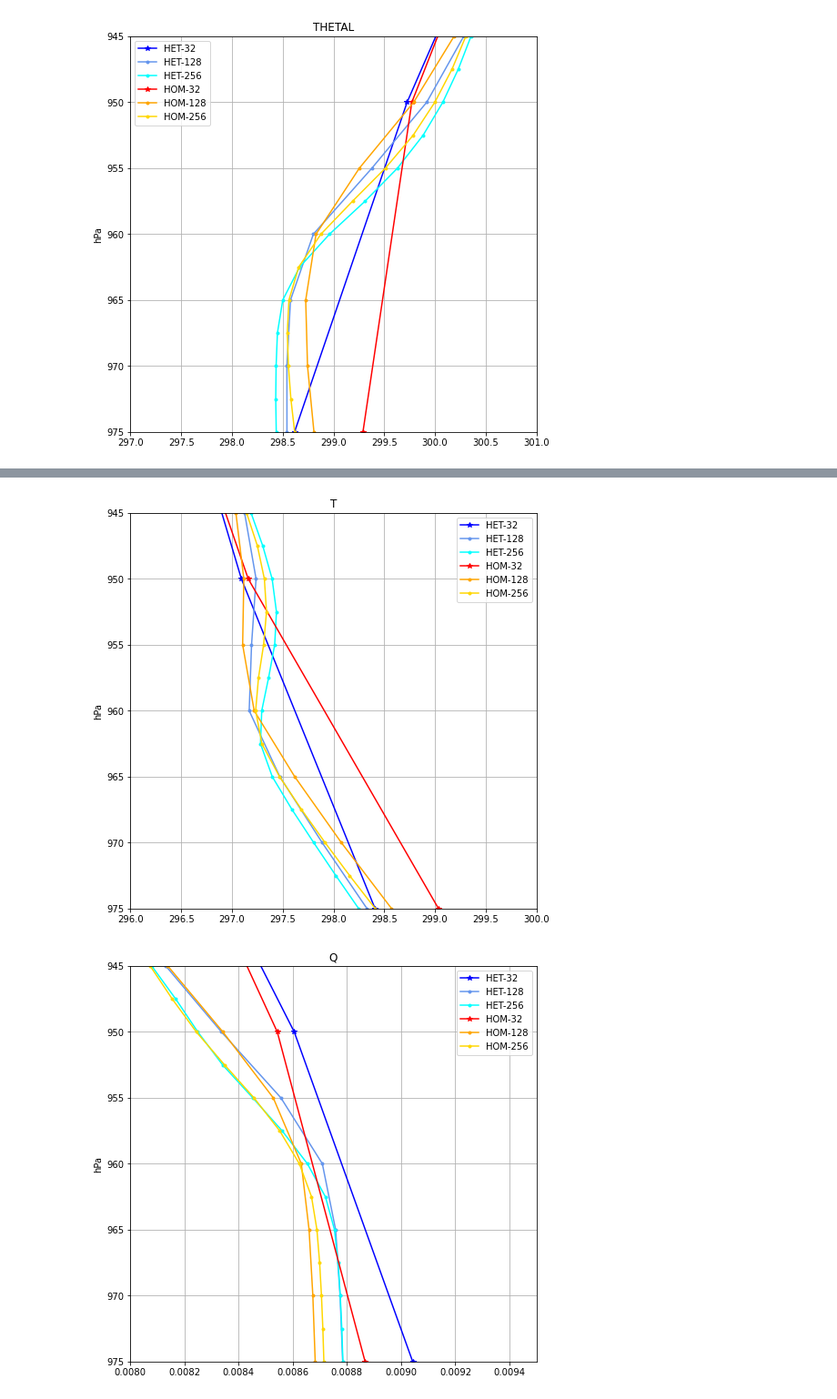
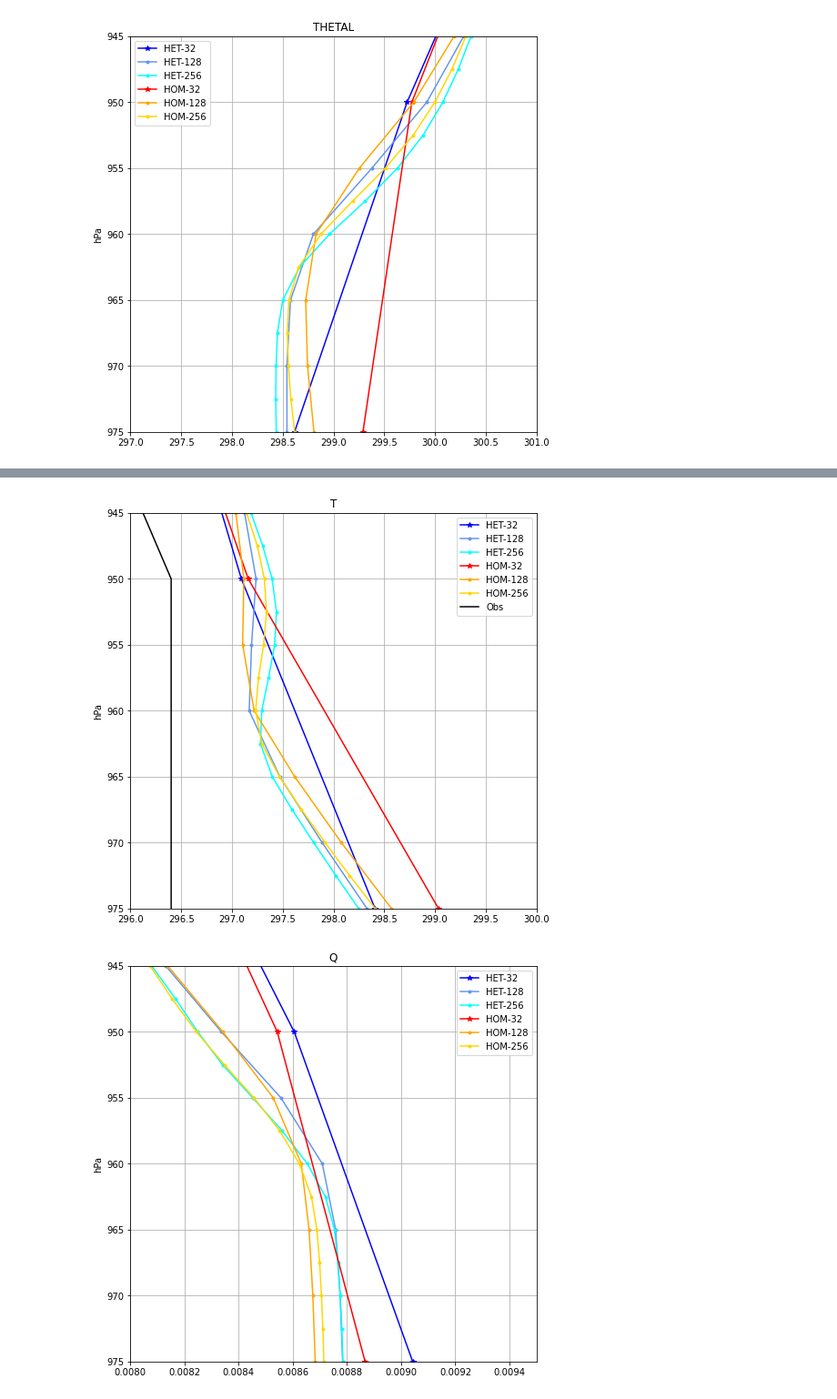
Before and after one commit to megandevlan/CLASP-CESM2_analysis, a Jupyter notebook: SCAM_timeseries.ipynb, the cells around one changed output, grey strips where cells are left out. Shown at 91% size. Saved outputs shown, nothing was run; the diff lists cells and outputs as text; code cells hidden in the pictures.

```diff
--- a/SCAM_timeseries.ipynb
+++ b/SCAM_timeseries.ipynb
@@ -340,3 +423,5 @@ nateHTGfile = '/Users/mdfowler/Documents/Analysis/CLASP/NateForcing/clasp-htg.nc
 
 nateHMG = xr.open_dataset(nateHMGfile,decode_times=True)
 nateHTG = xr.open_dataset(nateHTGfile,decode_times=True)
+# %%
+nateTime = pd.DatetimeIndex(nateHMG.time.values, tz='UTC')
@@ -1213,6 +1312,11 @@ hmg256_sel = hmg256.isel(time=timeSel)
 htg32_sel  = htg32.isel(time=timeSel)
 htg128_sel = htg128.isel(time=timeSel)
 htg256_sel = htg256.isel(time=timeSel)
+# %%
+# Get values from Nate's forcing files that match time-wise
+nateSel     = np.where( (nateTime.year==2015) & (nateTime.month==6) & (nateTime.day==4) & (nateTime.hour>=14) & (nateTime.hour<16))[0]
+nateHMG_sel = nateHMG.isel(time=nateSel)
+nateHTG_sel = nateHTG.isel(time=nateSel)
 # %%
 print('256 levels: ', htg256.lev.values)
 print('\n\n')
@@ -1435,25 +1550,29 @@ plt.grid()
 # %%
 fig, ax1 = plt.subplots(1,1, figsize=(8, 8),
                      facecolor='w', edgecolor='k')
 
 ax1.plot(np.nanmean(np.squeeze(T_htg32),axis=0),pnew32,'b-*',                        label='HET-32')
 ax1.plot(np.nanmean(np.squeeze(T_htg128),axis=0),pnew128,'.-',color='cornflowerblue',label='HET-128')
 ax1.plot(np.nanmean(np.squeeze(T_htg256),axis=0),pnew256,'.-',color='cyan',          label='HET-256')
 
 ax1.plot(np.nanmean(np.squeeze(T_hmg32),axis=0),pnew32,'r-*',label='HOM-32')
 ax1.plot(np.nanmean(np.squeeze(T_hmg128),axis=0),pnew128,'.-',color='orange',label='HOM-128')
 ax1.plot(np.nanmean(np.squeeze(T_hmg256),axis=0),pnew256,'.-',color='gold',label='HOM-256')
 
+ax1.plot(np.nanmean(np.squeeze(nateHMG_sel.T.values), axis=0),nateHMG_sel.lev.values,color='k',label='Obs')
+
+
+
 ax1.legend()
 ax1.set_ylim([945,975])
 ax1.set_xlim([296,300])
 ax1.set_title('T')
 ax1.set_ylabel('hPa')
 
 plt.gca().invert_yaxis()
 plt.grid()
 # %% [output]
-[figure, old version]
+[figure, new version]
 # %%
 fig, ax1 = plt.subplots(1,1, figsize=(8, 8),
                      facecolor='w', edgecolor='k')
```
Also changed, not shown: parts of 31 cells of this notebook, 1 other file.
